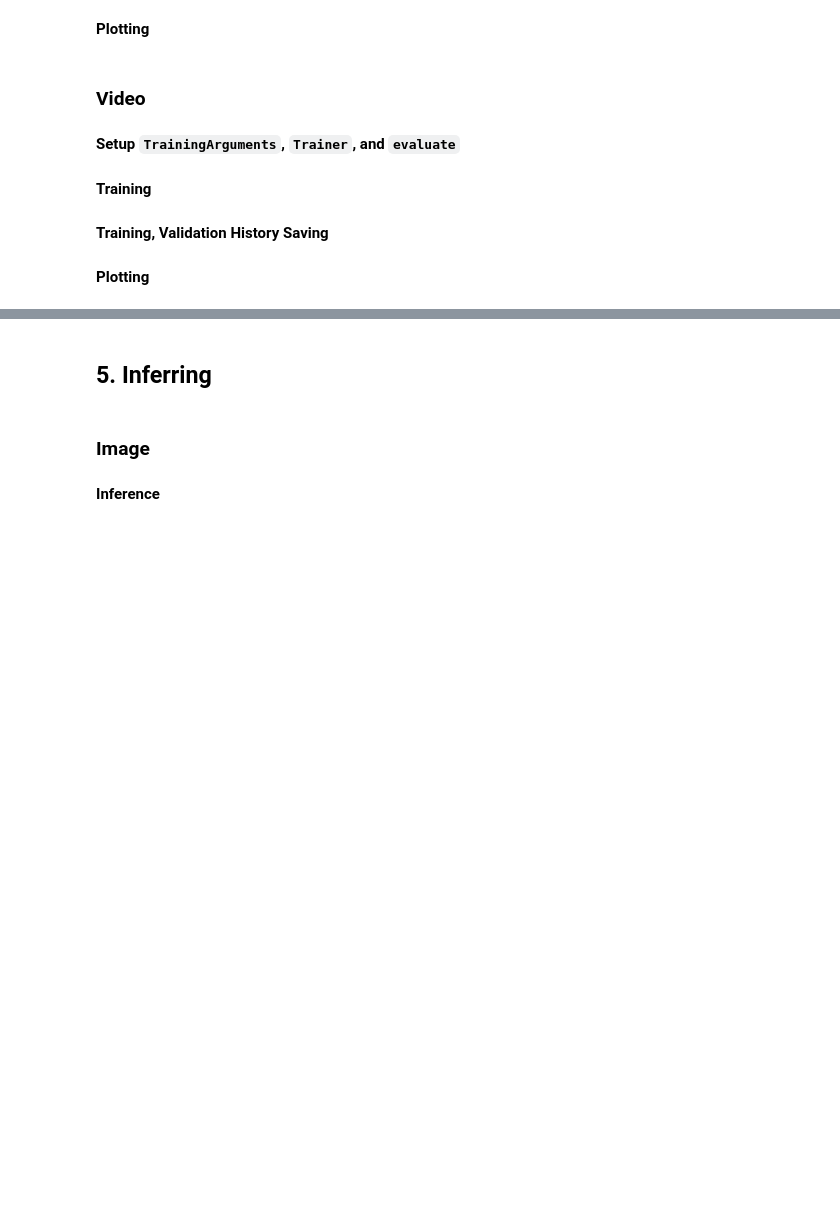
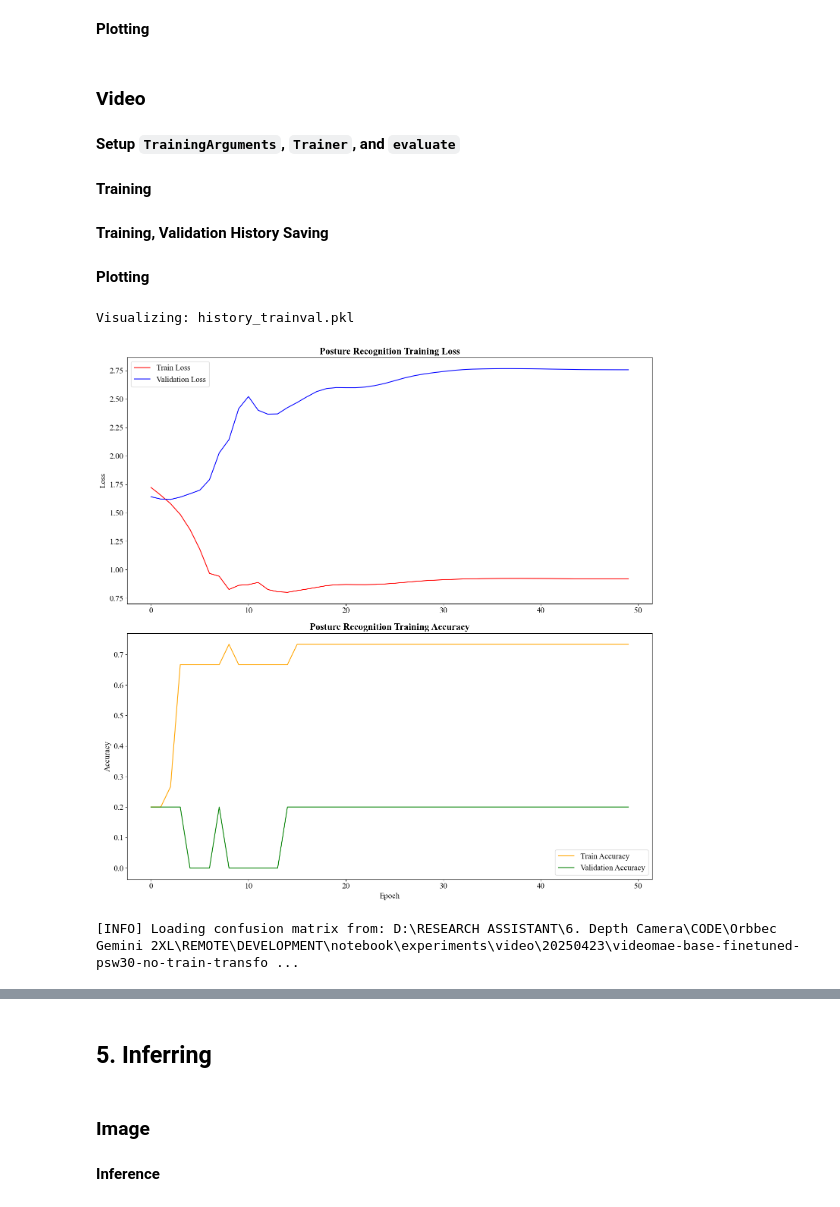
Before and after one commit to jeffrymahbuubi/depth-camera-orbbec, a Jupyter notebook: DEVELOPMENT/notebook/2_model_development.ipynb, the cells around one changed output, grey strips where cells are left out. Saved outputs shown, nothing was run; the diff lists cells and outputs as text; code cells hidden in the pictures; blank space fills up the shorter version.

```diff
--- a/DEVELOPMENT/notebook/2_model_development.ipynb
+++ b/DEVELOPMENT/notebook/2_model_development.ipynb
@@ -1013,32 +1036,36 @@ def visualize_confusion_matrix(save_dir: str, mode: str = "trainval") -> None:
     with open(matched_file, "rb") as f:
         hist = pickle.load(f)
 
     # Decide whether to use the last epoch or a single matrix
     if mode == "trainval":
         cm_data = hist["eval_confusion_matrix"][-1]
         title = "Confusion Matrix (Last Epoch - Train/Val)"
     else:
         cm_data = hist["eval_confusion_matrix"]
         title = f"Confusion Matrix ({mode.capitalize()})"
 
     cm = np.array(cm_data)
     class_names = [
         "Hand Open",
         "Hand Close",
         "Hook Hand",
         "Intrinsic Plus",
         "Straight Fist"
     ]
 
     fig, ax = plt.subplots(figsize=(8, 8))
     disp = ConfusionMatrixDisplay(confusion_matrix=cm, display_labels=class_names)
     disp.plot(cmap=plt.cm.Blues, ax=ax, colorbar=False)
 
     plt.setp(ax.get_xticklabels(), rotation=45, ha="right", rotation_mode="anchor")
     ax.set_title(title, fontweight="bold")
 
     plt.tight_layout()
     plt.show()
 
-visualize_train_val_losses(SAVE_DIR)
-visualize_confusion_matrix(SAVE_DIR, mode="trainval")
+visualize_train_val_losses(r'D:\RESEARCH ASSISTANT\6. Depth Camera\CODE\Orbbec Gemini 2XL\REMOTE\DEVELOPMENT\notebook\experiments\video\20250423\videomae-base-finetuned-psw30-no-train-transform')
+visualize_confusion_matrix(r'D:\RESEARCH ASSISTANT\6. Depth Camera\CODE\Orbbec Gemini 2XL\REMOTE\DEVELOPMENT\notebook\experiments\video\20250423\videomae-base-finetuned-psw30-no-train-transform', mode="trainval")
+# %% [output]
+Visualizing: history_trainval.pkl
+[figure, added]
+[INFO] Loading confusion matrix from: D:\RESEARCH ASSISTANT\6. Depth Camera\CODE\Orbbec Gemini 2XL\REMOTE\DEVELOPMENT\notebook\experiments\video\20250423\videomae-base-finetuned-psw30-no-train-transfo ...
```
Also changed, not shown: parts of 3 cells of this notebook, 5 other files.
